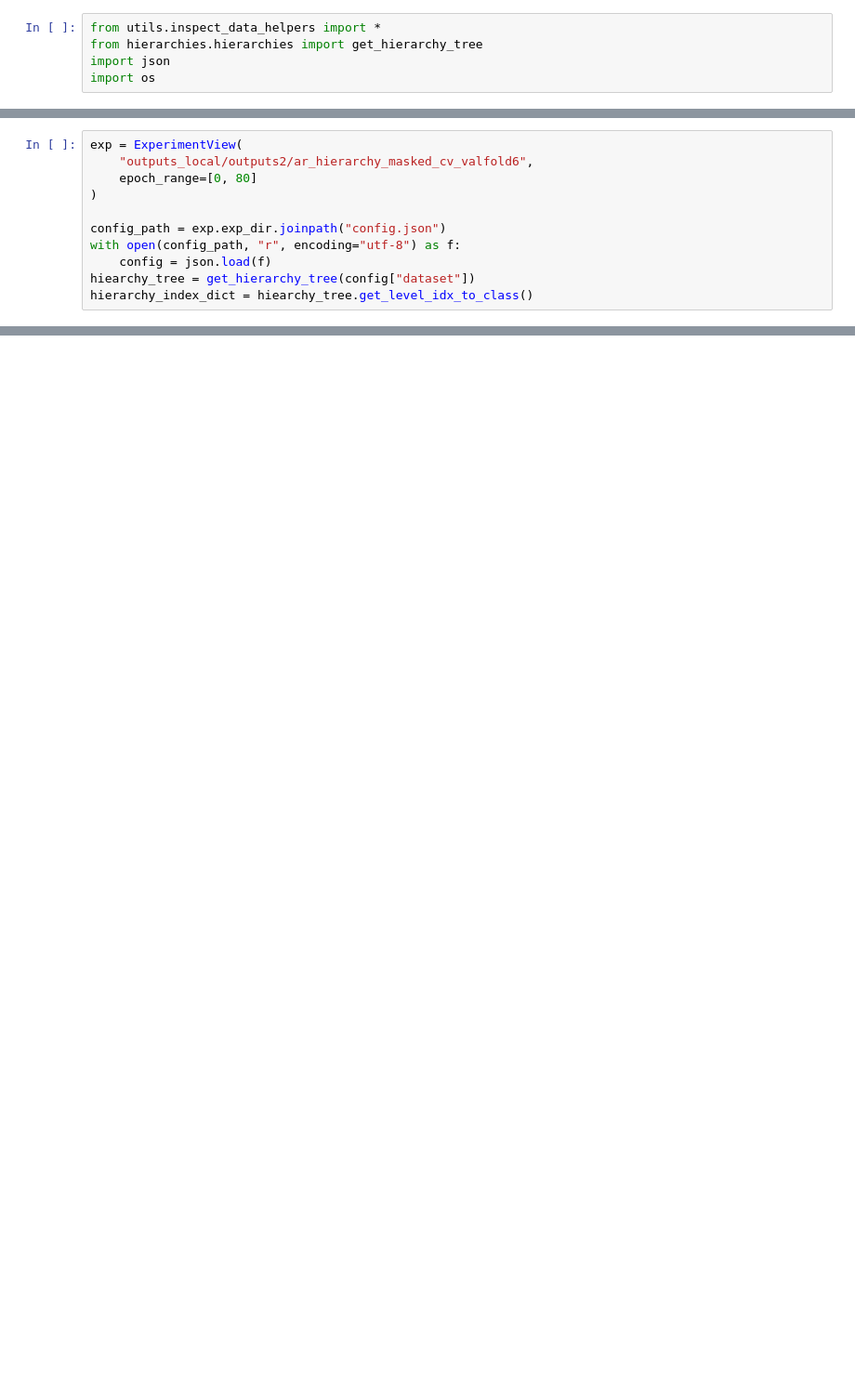
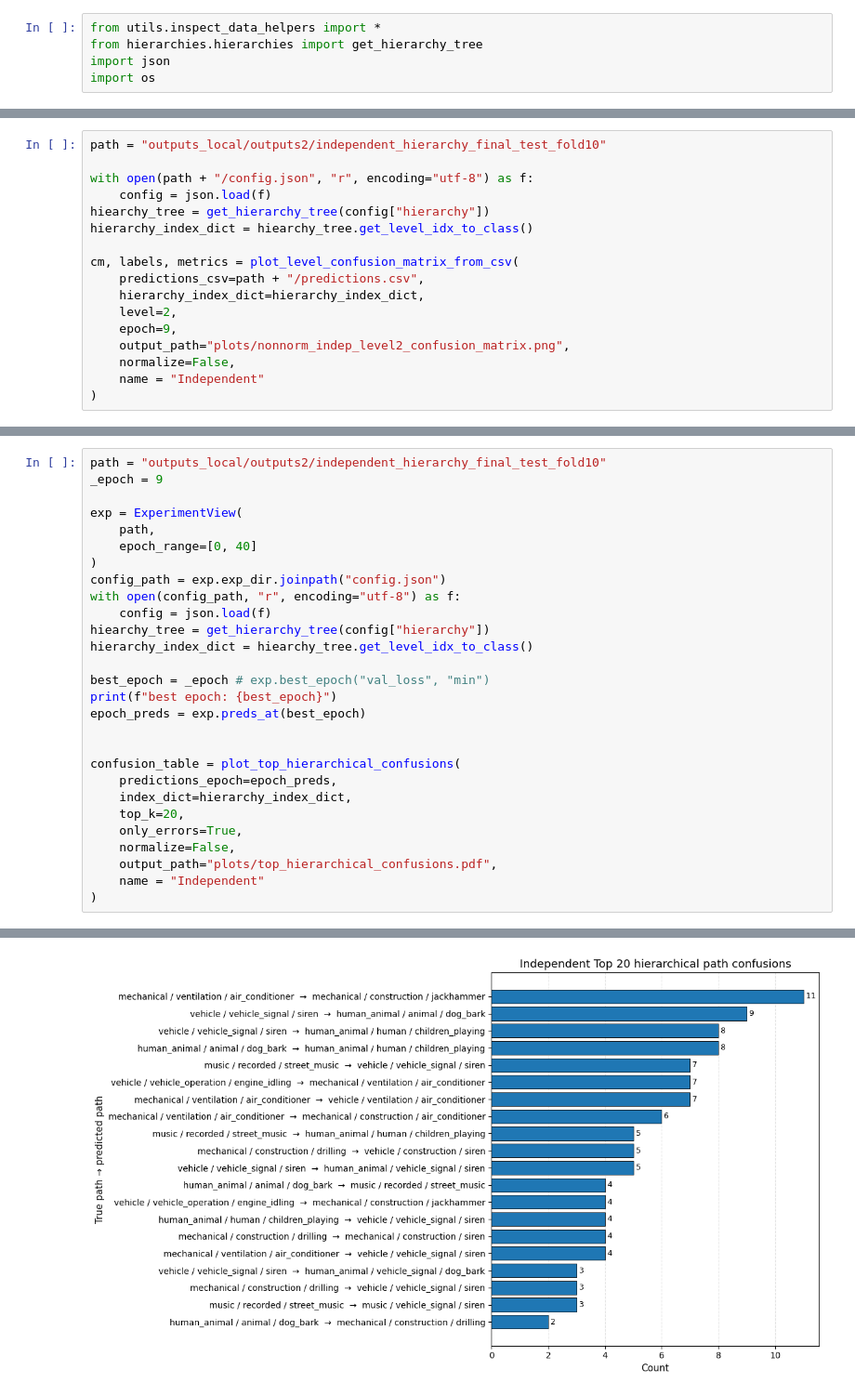
Before and after one commit to DasThug/Hierarchical-Audio-Classification-using-Deep-Learning, a Jupyter notebook: InspectData.ipynb, the cells around one changed output, grey strips where cells are left out. Shown at 93% size. Drawn from its saved outputs; the diff is of its cells as text; blank space fills up the shorter version.

```diff
--- a/InspectData.ipynb
+++ b/InspectData.ipynb
@@ -5,0 +517,17 @@ import os
+# %%
+path = "outputs_local/outputs2/independent_hierarchy_final_test_fold10"
+
+with open(path + "/config.json", "r", encoding="utf-8") as f:
+    config = json.load(f)
+hiearchy_tree = get_hierarchy_tree(config["hierarchy"])
+hierarchy_index_dict = hiearchy_tree.get_level_idx_to_class()
+
+cm, labels, metrics = plot_level_confusion_matrix_from_csv(
+    predictions_csv=path + "/predictions.csv",
+    hierarchy_index_dict=hierarchy_index_dict,
+    level=2,
+    epoch=9,
+    output_path="plots/nonnorm_indep_level2_confusion_matrix.png",
+    normalize=False,
+    name = "Independent"
+)
@@ -6,11 +1252,29 @@ import os
 # %%
+path = "outputs_local/outputs2/independent_hierarchy_final_test_fold10"
+_epoch = 9
+
 exp = ExperimentView(
-    "outputs_local/outputs2/ar_hierarchy_masked_cv_valfold6",
-    epoch_range=[0, 80]
+    path,
+    epoch_range=[0, 40]
 )
-
 config_path = exp.exp_dir.joinpath("config.json")
 with open(config_path, "r", encoding="utf-8") as f:
     config = json.load(f)
-hiearchy_tree = get_hierarchy_tree(config["dataset"])
+hiearchy_tree = get_hierarchy_tree(config["hierarchy"])
 hierarchy_index_dict = hiearchy_tree.get_level_idx_to_class()
+
+best_epoch = _epoch # exp.best_epoch("val_loss", "min")
+print(f"best epoch: {best_epoch}")
+epoch_preds = exp.preds_at(best_epoch)
+
+
+confusion_table = plot_top_hierarchical_confusions(
+    predictions_epoch=epoch_preds,
+    index_dict=hierarchy_index_dict,
+    top_k=20,
+    only_errors=True,
+    normalize=False,
+    output_path="plots/top_hierarchical_confusions.pdf",
+    name = "Independent"
+)
+# %% [output]
@@ -16,0 +1298 @@ hierarchy_index_dict = hiearchy_tree.get_level_idx_to_class()
+[figure, added]
```
Also changed, not shown: parts of 33 cells of this notebook, 53 other files.
